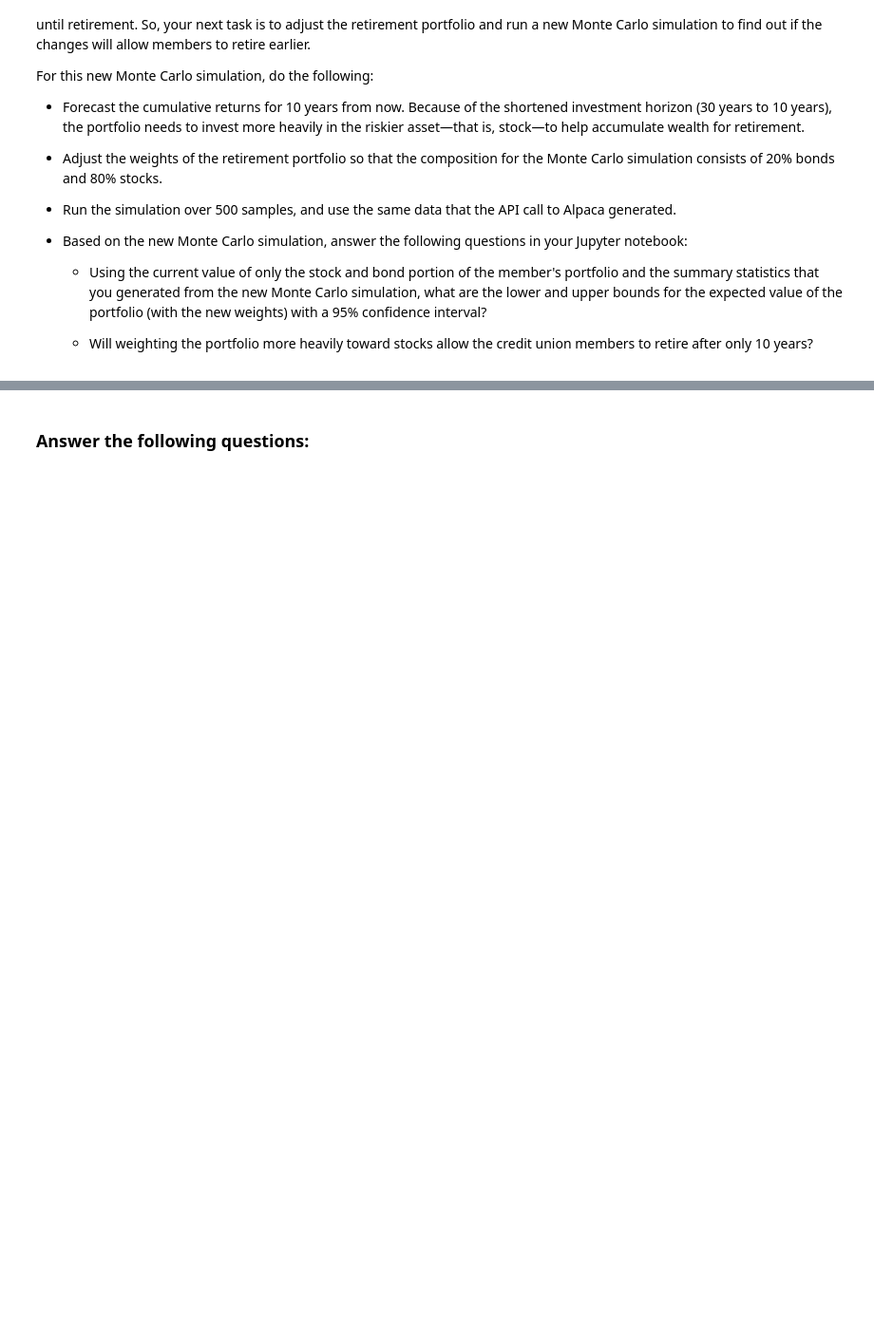
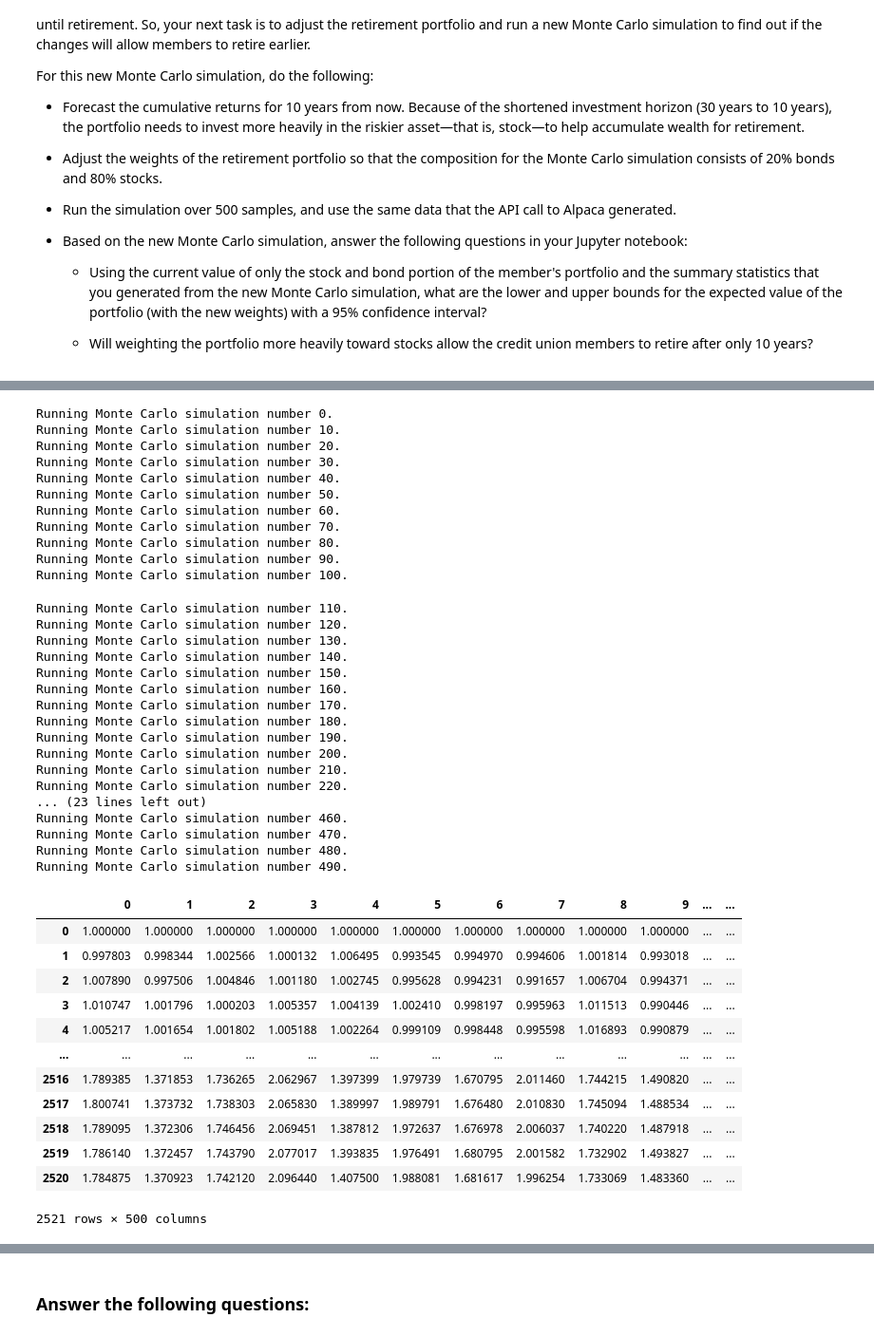
Before and after one commit to nomibold/Module_5_Challenge, a Jupyter notebook: financial_planning_tools.ipynb, the cells around one changed output, grey strips where cells are left out. Shown at 95% size. Drawn from its saved outputs; the diff is of its cells as text; code cells hidden in the pictures; blank space fills up the shorter version.

```diff
--- a/financial_planning_tools.ipynb
+++ b/financial_planning_tools.ipynb
@@ -614,6 +628,48 @@ For this new Monte Carlo simulation, do the following:
 # %%
 # Run the Monte Carlo simulation to forecast 10 years cumulative returns
-# YOUR CODE HERE
+MC_ten_years.calc_cumulative_return()
+# %% [output]
+Running Monte Carlo simulation number 0.
+Running Monte Carlo simulation number 10.
+Running Monte Carlo simulation number 20.
+Running Monte Carlo simulation number 30.
+Running Monte Carlo simulation number 40.
+Running Monte Carlo simulation number 50.
+Running Monte Carlo simulation number 60.
+Running Monte Carlo simulation number 70.
+Running Monte Carlo simulation number 80.
+Running Monte Carlo simulation number 90.
+Running Monte Carlo simulation number 100.
+Running Monte Carlo simulation number 110.
+Running Monte Carlo simulation number 120.
+Running Monte Carlo simulation number 130.
+Running Monte Carlo simulation number 140.
+Running Monte Carlo simulation number 150.
+Running Monte Carlo simulation number 160.
+Running Monte Carlo simulation number 170.
+Running Monte Carlo simulation number 180.
+Running Monte Carlo simulation number 190.
+Running Monte Carlo simulation number 200.
+Running Monte Carlo simulation number 210.
+Running Monte Carlo simulation number 220.
+... (23 lines left out)
+Running Monte Carlo simulation number 460.
+Running Monte Carlo simulation number 470.
+Running Monte Carlo simulation number 480.
+Running Monte Carlo simulation number 490.
+|  | 0 | 1 | 2 | 3 | 4 | 5 | 6 | 7 | 8 | 9 | ... | ... |
+| 0 | 1.000000 | 1.000000 | 1.000000 | 1.000000 | 1.000000 | 1.000000 | 1.000000 | 1.000000 | 1.000000 | 1.000000 | ... | ... |
+| 1 | 0.997803 | 0.998344 | 1.002566 | 1.000132 | 1.006495 | 0.993545 | 0.994970 | 0.994606 | 1.001814 | 0.993018 | ... | ... |
+| 2 | 1.007890 | 0.997506 | 1.004846 | 1.001180 | 1.002745 | 0.995628 | 0.994231 | 0.991657 | 1.006704 | 0.994371 | ... | ... |
+| 3 | 1.010747 | 1.001796 | 1.000203 | 1.005357 | 1.004139 | 1.002410 | 0.998197 | 0.995963 | 1.011513 | 0.990446 | ... | ... |
+| 4 | 1.005217 | 1.001654 | 1.001802 | 1.005188 | 1.002264 | 0.999109 | 0.998448 | 0.995598 | 1.016893 | 0.990879 | ... | ... |
+| ... | ... | ... | ... | ... | ... | ... | ... | ... | ... | ... | ... | ... |
+| 2516 | 1.789385 | 1.371853 | 1.736265 | 2.062967 | 1.397399 | 1.979739 | 1.670795 | 2.011460 | 1.744215 | 1.490820 | ... | ... |
+| 2517 | 1.800741 | 1.373732 | 1.738303 | 2.065830 | 1.389997 | 1.989791 | 1.676480 | 2.010830 | 1.745094 | 1.488534 | ... | ... |
+| 2518 | 1.789095 | 1.372306 | 1.746456 | 2.069451 | 1.387812 | 1.972637 | 1.676978 | 2.006037 | 1.740220 | 1.487918 | ... | ... |
+| 2519 | 1.786140 | 1.372457 | 1.743790 | 2.077017 | 1.393835 | 1.976491 | 1.680795 | 2.001582 | 1.732902 | 1.493827 | ... | ... |
+| 2520 | 1.784875 | 1.370923 | 1.742120 | 2.096440 | 1.407500 | 1.988081 | 1.681617 | 1.996254 | 1.733069 | 1.483360 | ... | ... |
+2521 rows × 500 columns
 # %%
 # Visualize the 10-year Monte Carlo simulation by creating an
 # overlay line plot
```
Also changed, not shown: parts of 8 cells of this notebook.
